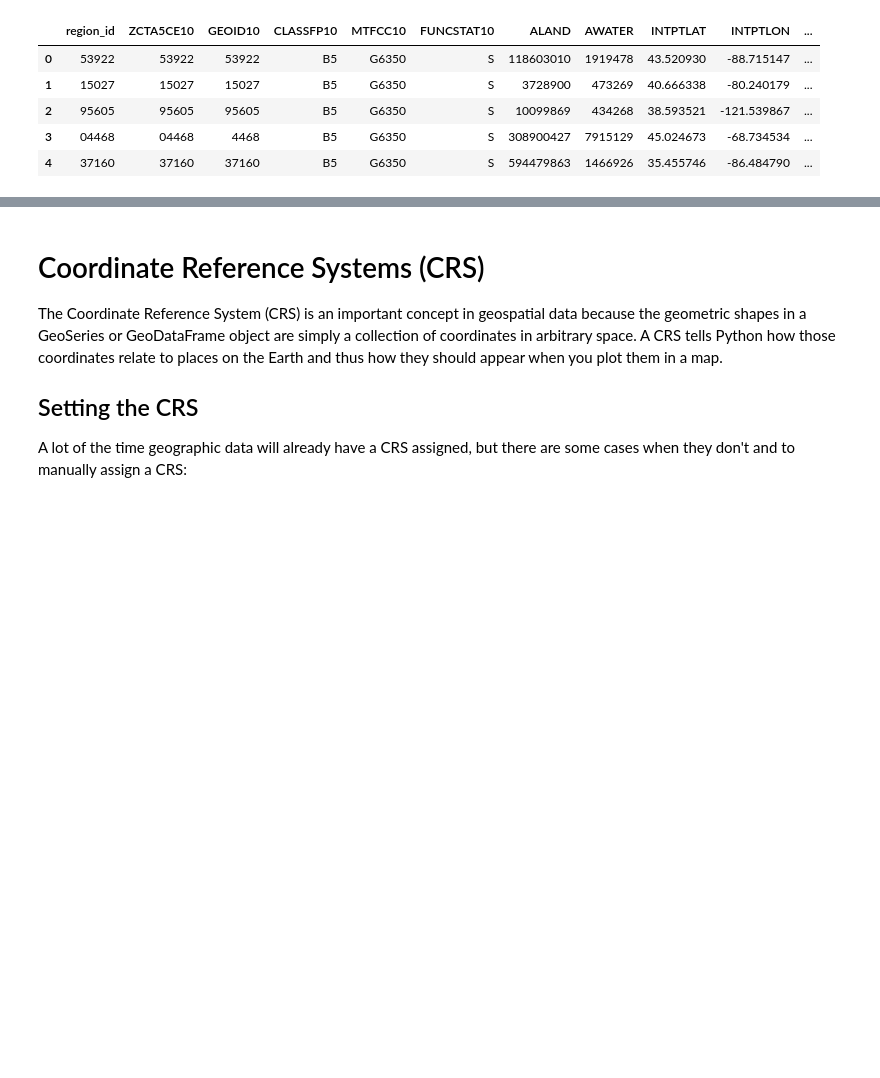
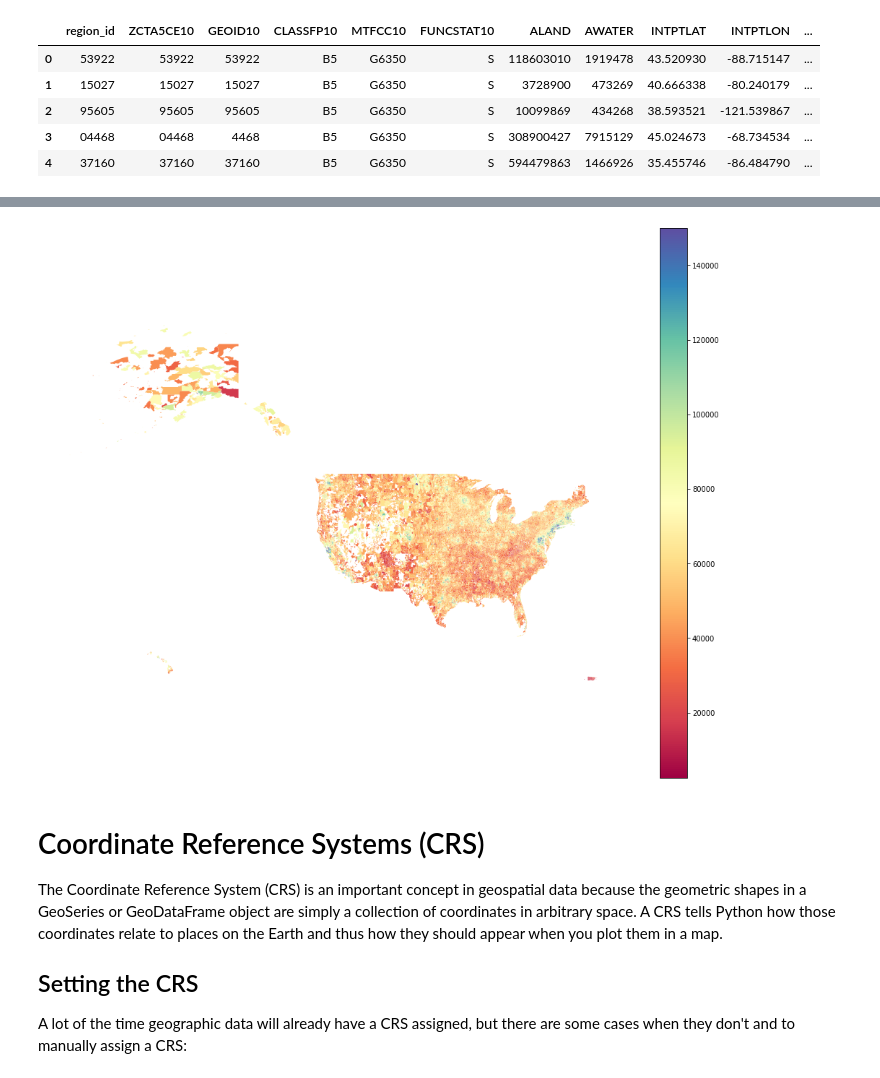
Before and after one commit to tpujianto/location-intelligence, a Jupyter notebook: _notebooks/geospatial-intro.ipynb, the cells around one changed output, grey strips where cells are left out. Saved outputs shown, nothing was run; the diff lists cells and outputs as text; code cells hidden in the pictures; blank space fills up the shorter version.

```diff
--- a/_notebooks/geospatial-intro.ipynb
+++ b/_notebooks/geospatial-intro.ipynb
@@ -31,0 +107,4 @@ gdf.head()
+# %%
+df.replace(-666666666.0, np.nan, inplace=True)
+# %%
+df.dropna(inplace=True)
@@ -32,3 +122,14 @@ gdf.head()
+# %%
+# load zip code geometry
+path = '/Users/carlo/Downloads/geo_data 2/us_zipcodes.geojson'
+gdf = gpd.read_file(path)
+# %%
+combined = gdf.merge(df, left_on='region_id', right_on='zip code tabulation area')
+# %%
+combined.plot(column='B19013_001E', legend=True, cmap='Spectral', vmax=150000, figsize=(18, 14))
+_ = plt.axis('off')
+# %% [output]
+[figure, added]
 # %% [markdown]
 # Coordinate Reference Systems (CRS)
 
```
Also changed, not shown: parts of 56 cells of this notebook.
